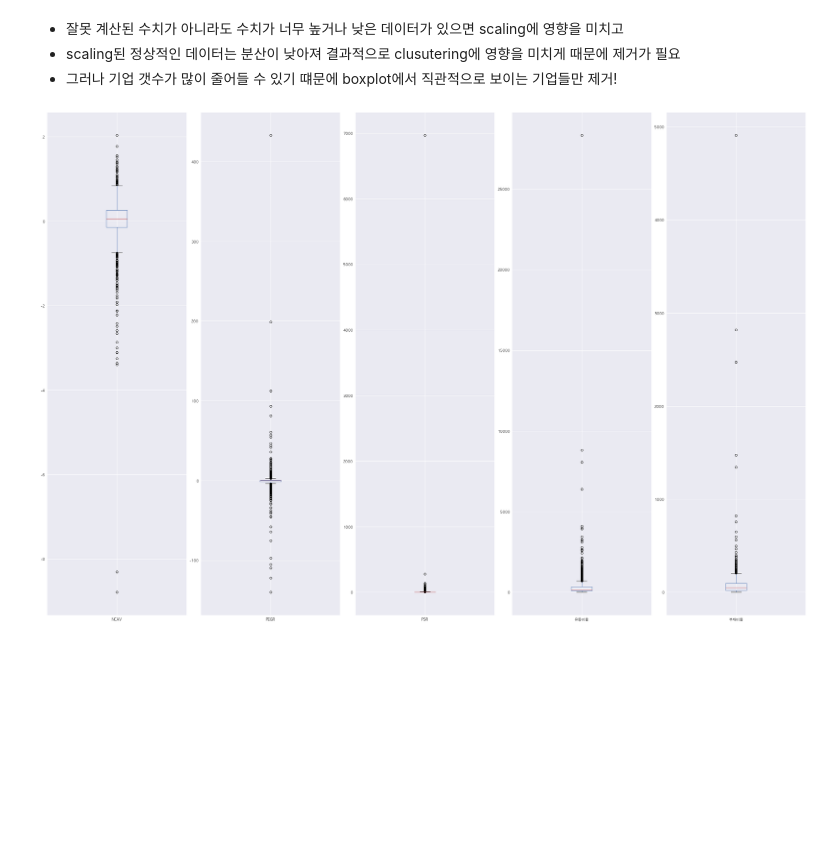
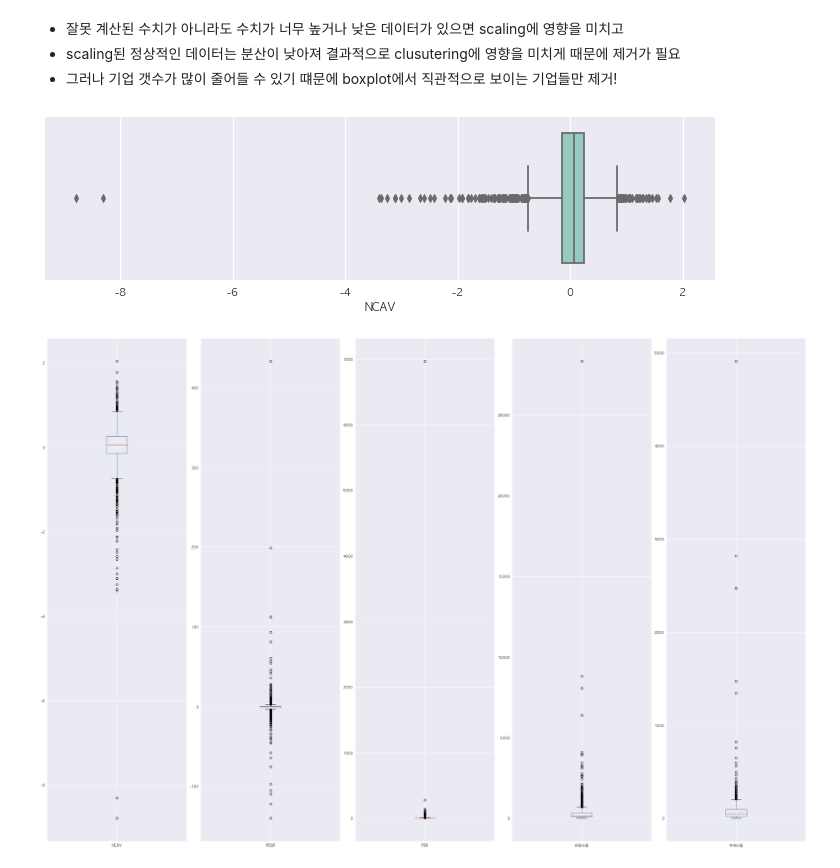
Before and after one commit to chulwonchae/customized_portfolio_pj, a Jupyter notebook: 1.preprocessing.ipynb, the cells around one changed output. Saved outputs shown, nothing was run; the diff lists cells and outputs as text; code cells hidden in the pictures; blank space fills up the shorter version.

```diff
--- a/1.preprocessing.ipynb
+++ b/1.preprocessing.ipynb
@@ -487,12 +487,12 @@ find_overlap(유부비율, "종목코드")
 - 1.3 : df_PSR / 1748개
 - 1.4 & 1.5 : 유부비율 / 2181개
 # %%
-# df_fundamental = pd.merge(df_NCAV, df_PEGR,on=['종목코드'],how='inner')
-# df_fundamental = pd.merge(df_fundamental, df_PSR,on=['종목코드'],how='inner')
-# df_fundamental = pd.merge(df_fundamental, 유부비율,on=['종목코드'],how='inner')
-# df_fundamental = df_fundamental[['종목코드', '회사명_y', 'NCAV', 'PEGR', 'PSR', '유동비율', '부채비율']]
-# df_fundamental.columns = ['종목코드', '회사명', 'NCAV', 'PEGR', 'PSR', '유동비율', '부채비율']
-# df_fundamental
+df_fundamental = pd.merge(df_NCAV, df_PEGR,on=['종목코드'],how='inner')
+df_fundamental = pd.merge(df_fundamental, df_PSR,on=['종목코드'],how='inner')
+df_fundamental = pd.merge(df_fundamental, 유부비율,on=['종목코드'],how='inner')
+df_fundamental = df_fundamental[['종목코드', '회사명_y', 'NCAV', 'PEGR', 'PSR', '유동비율', '부채비율']]
+df_fundamental.columns = ['종목코드', '회사명', 'NCAV', 'PEGR', 'PSR', '유동비율', '부채비율']
+df_fundamental
 # %% [output]
 |  | 종목코드 | 회사명 | NCAV | PEGR | PSR | 유동비율 | 부채비율 |
 | 0 | 058820 | (주)CMG제약 | 0.216333 | 18.310180 | 9.448395 | 1069.54 | 7.85 |
@@ -567,6 +567,14 @@ df_fundamental[df_fundamental["회사명"].map(rm_list2)] # 우선주 없음 확
 - 잘못 계산된 수치가 아니라도 수치가 너무 높거나 낮은 데이터가 있으면 scaling에 영향을 미치고
 - scaling된 정상적인 데이터는 분산이 낮아져 결과적으로 clusutering에 영향을 미치게 때문에 제거가 필요
 - 그러나 기업 갯수가 많이 줄어들 수 있기 떄문에 boxplot에서 직관적으로 보이는 기업들만 제거!
+# %%
+import seaborn as sns
+plt.figure(figsize=(12,3))
+# ["NCAV", "PEGR", "PSR", "유동비율", "부채비율"]
+sns.boxplot(x="NCAV", data=df_fundamental, palette="Set3")
+plt.show()
+# %% [output]
+[figure, added]
 # %%
 # 이상치 확인을 위한 boxplot 그리기 전 초기작업
 import seaborn as sns #heatmap 만들기 위한 라이브러리
```
Also changed, not shown: parts of 7 cells of this notebook, 18 other files.
